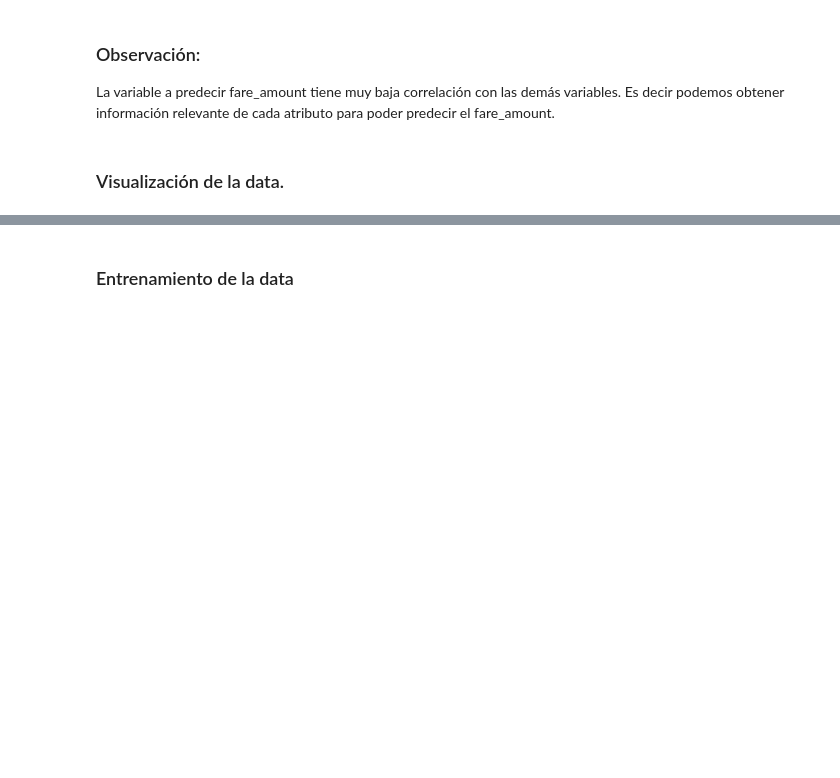
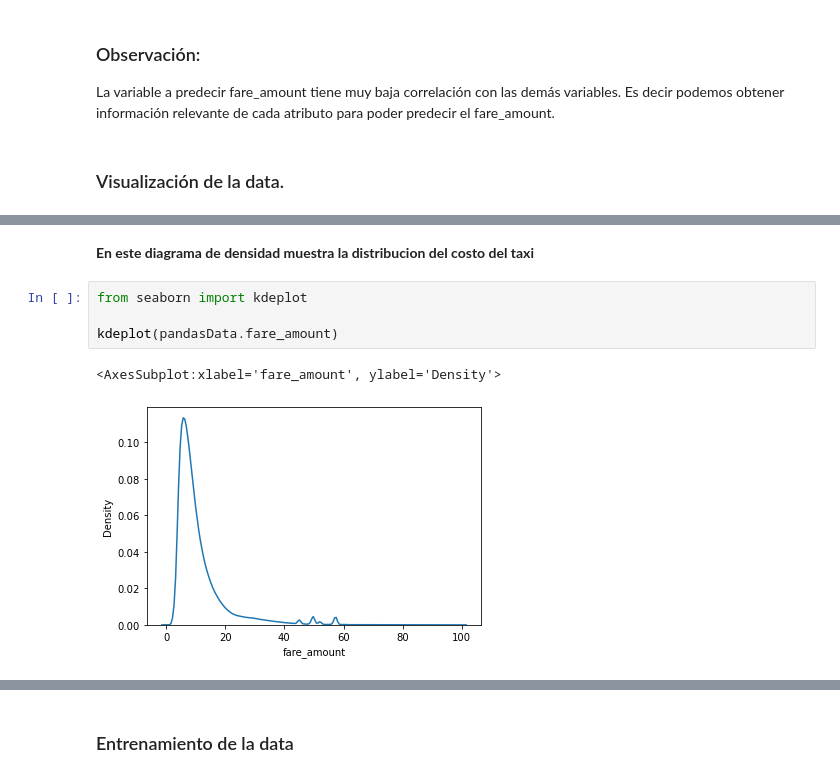
Before and after one commit to kx22peralta/IA---Pr-ctica-Calificada-2, a Jupyter notebook: Predicción de tarifas de taxis.ipynb, the cells around one changed output, grey strips where cells are left out. Drawn from its saved outputs; the diff is of its cells as text; blank space fills up the shorter version.

```diff
--- a/Predicción de tarifas de taxis.ipynb
+++ b/Predicción de tarifas de taxis.ipynb
@@ -603,0 +593,9 @@ time: 427 ms (started: 2021-06-13 17:05:35 -05:00)
+# %% [markdown]
+**En este diagrama de densidad muestra la distribucion del costo del taxi**
+# %%
+from seaborn import kdeplot
+
+kdeplot(pandasData.fare_amount)
+# %% [output]
+<AxesSubplot:xlabel='fare_amount', ylabel='Density'>
+[figure, added]
```
Also changed, not shown: parts of 55 cells of this notebook.
